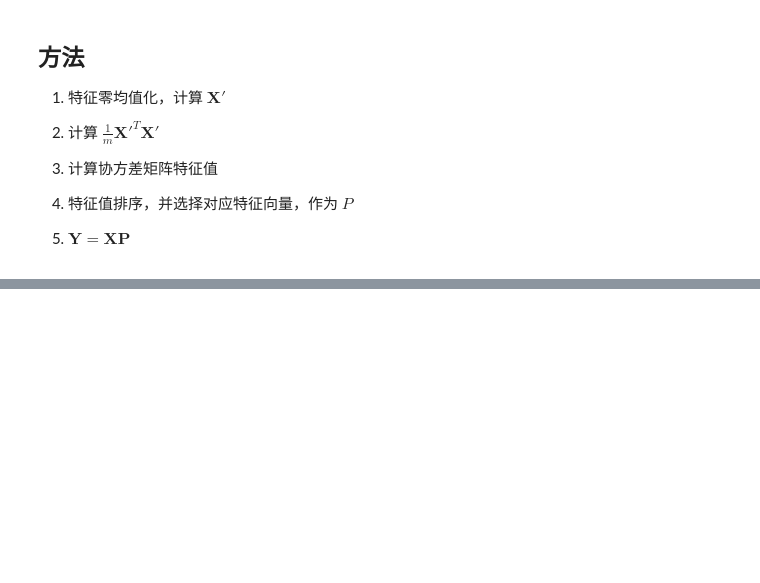
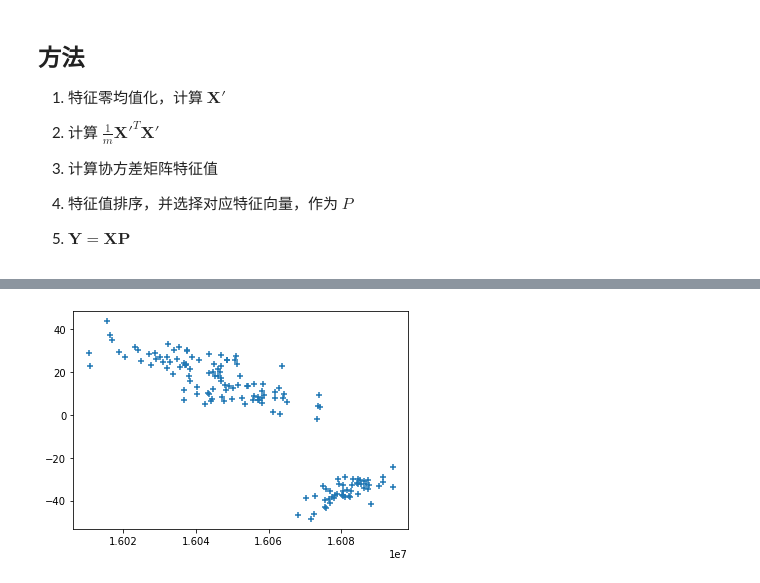
Before and after one commit to HonorWithPupils/Pattern-Recognition-Coursework, a Jupyter notebook: PCA_kernel.ipynb, the cells around one changed output, grey strips where cells are left out. Saved outputs shown, nothing was run; the diff lists cells and outputs as text; code cells hidden in the pictures; blank space fills up the shorter version.

```diff
--- a/PCA_kernel.ipynb
+++ b/PCA_kernel.ipynb
@@ -123,0 +224,44 @@ Canvas(toolbar=Toolbar(toolitems=[('Home', 'Reset original view', 'home', 'home'
+# %%
+# 线性核
+def linearKernel():
+    def linearKernelF(x, y):
+        return x@y
+    return linearKernelF
+# %%
+def KPCA(X, k=None, kernel=linearKernel()):
+    # X：数据
+    # k：保留的维数
+    # kernel：核函数
+
+    # 特征零均值化
+    X = X - X.sum(axis=0)
+
+    # 计算 1/m*K
+    K = np.ndarray((len(X), len(X)))
+
+    # 没有查询到如何写成向量形式，暂且只能这样
+    for i in range(len(X)):
+        for j in range(len(X)):
+            K[i,j] = kernel(X[i],X[j])
+
+    # 计算 K 特征值与特征向量
+    ev, fv = np.linalg.eig(K)
+
+    # 特征值排序，并选择对应特征向量，作为 a
+    index = np.argsort(ev)[::-1]
+    if k is not None:
+        a = fv[:, index[:k]]
+    else:
+        a = fv[:, index]
+
+    # 计算 Y = XP
+    Y = K@a
+
+    return Y
+# %%
+iris_KPCA = KPCA(iris, k=2, kernel=linearKernel())
+# %%
+fig = plt.figure()
+plt.scatter(iris_KPCA[:,0], iris_KPCA[:,1], marker='+');
+# %% [output]
+[figure, added]
```
Also changed, not shown: parts of 19 cells of this notebook.
